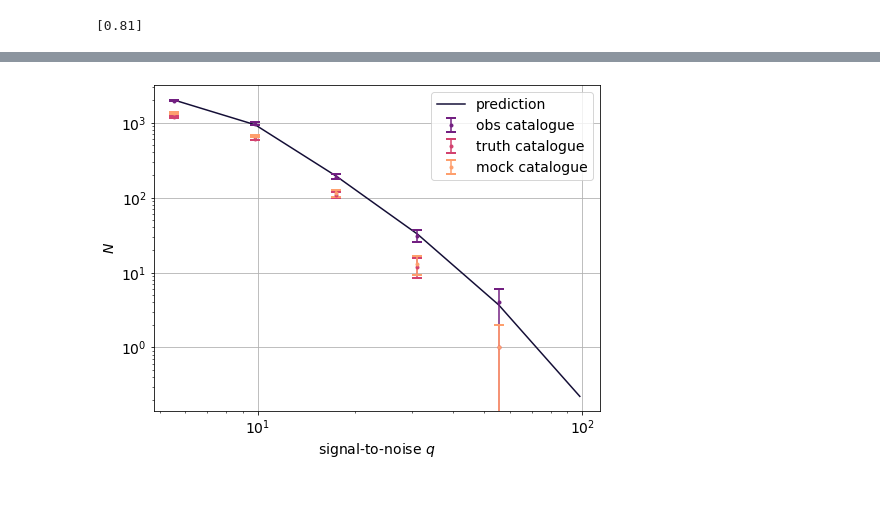
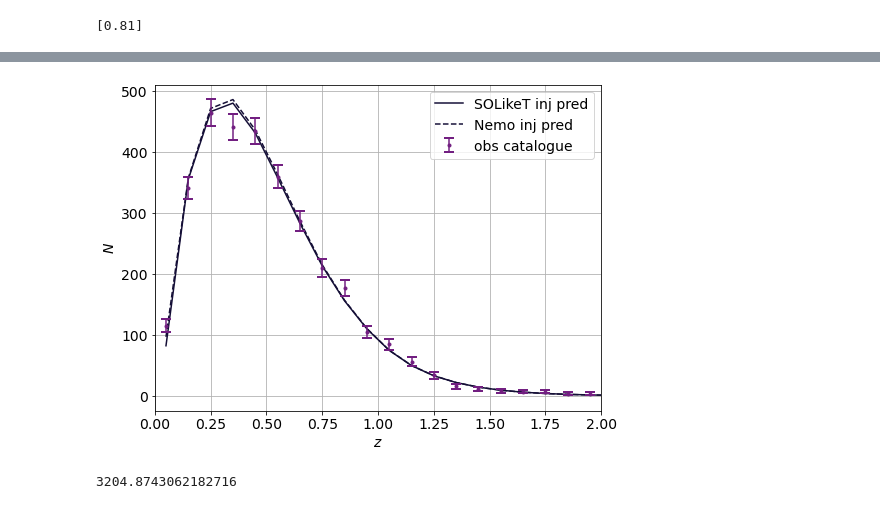
Before and after one commit to simonsobs/SOLikeT, a Jupyter notebook: soliket/clusters/notebooks/DR5-compare-SOLikeT-mocks-sim-kit_NemoCCL_A10tSZ_DR5White_ACT-DR5_tenToA0Tuned-Q_injection.ipynb, the cells around one changed output, grey strips where cells are left out. Saved outputs shown, nothing was run; the diff lists cells and outputs as text; code cells hidden in the pictures.

```diff
--- a/soliket/clusters/notebooks/DR5-compare-SOLikeT-mocks-sim-kit_NemoCCL_A10tSZ_DR5White_ACT-DR5_tenToA0Tuned-Q_injection.ipynb
+++ b/soliket/clusters/notebooks/DR5-compare-SOLikeT-mocks-sim-kit_NemoCCL_A10tSZ_DR5White_ACT-DR5_tenToA0Tuned-Q_injection.ipynb
@@ -237,9 +208,9 @@ dlogq = bin_params['q']['dlog10q']
 # TODO: I removed the bin where everything is larger than qmax - is this ok?
 qbins = 10**np.arange(logqmin, logqmax+dlogq, dlogq)
 # %%
-mockconfig = {
+mockconfig_pred = {
     'predSNRCut': 5,
-    'path2truthcat': '../../../../../data/sims/sim-kit_NemoCCL_A10tSZ_DR5White_ACT-DR5_tenToA0Tuned/NemoCCL_A10tSZ_DR5White_ACT-DR5_tenToA0Tuned_truthCatalog.fits',
+    'path2truthcat': '/Users/user/SOLikeT/soliket/clusters/data/advact/DR5CosmoSims/sim-kit_NemoCCL_A10tSZ_DR5White_ACT-DR5_tenToA0Tuned/NemoCCL_A10tSZ_DR5White_ACT-DR5_tenToA0Tuned_truthCatalog.fits',
     'path2noisemap': path2data+'selFn/stitched_RMSMap_Arnaud_M2e14_z0p4.fits',
     'path2selFn': path2data+'selFn',
     'path2Qfunc': path2data+'selFn/QFit.fits',
@@ -251,6 +222,6 @@ mockconfig = {
     'predAreaScale': 1.000,
     'makeMock': True,
     'selFnZStep': 0.01,
-    'method': 'fast',
-    'QSource': 'fit'
+    'method': 'injection',
+    'QSource': 'injection'
 }
@@ -291,21 +227,0 @@ color_list = plt.cm.magma(np.linspace(0.1,0.8,13))
-# %%
-plt.figure(figsize=(8,6))
-plt.plot(q, Nq, color=color_list[0], label='prediction')
-plt.errorbar(q, catNq, yerr=np.sqrt(catNq), color=color_list[4], fmt='o', ms=3, capsize=5, \
-             capthick=2, ls='none', label='obs catalogue')
-plt.errorbar(q, Nq_truth, yerr=np.sqrt(Nq_truth), color=color_list[8], fmt='o', ms=3, capsize=5, \
-             capthick=2, ls='none', label='truth catalogue')
-plt.errorbar(q, Nq_mock, yerr=np.sqrt(Nq_mock), color=color_list[12], fmt='o', ms=3, capsize=5, \
-             capthick=2, ls='none', label='mock catalogue')
-plt.xlabel('signal-to-noise $q$', fontsize=14)
-plt.ylabel('$N$', fontsize=14)
-plt.xscale('log')
-plt.yscale('log')
-# plt.title('WebSkyHalos A10tSZ cat comparison', fontsize=14)
-plt.xticks(fontsize=14)
-plt.yticks(fontsize=14)
-plt.legend(fontsize=14)
-plt.grid()
-plt.show()
-# %% [output]
-[figure, removed]
@@ -330,2 +228,26 @@ mockconfig_pred = {
 # %%
 predNz = nemo_mocks.get_nemo_pred(mockconfig_pred , zbins)
+# %%
+plt.figure(figsize=(8,6))
+plt.plot(z, Nz, color=color_list[0], label='SOLikeT inj pred')
+plt.plot(z, predNz, color=color_list[0], linestyle='--', label='Nemo inj pred')
+plt.errorbar(z, catNz, yerr=np.sqrt(catNz), color=color_list[4], fmt='o', ms=3, capsize=5, \
+             capthick=2, ls='none', label='obs catalogue')
+plt.xlabel('$z$', fontsize=14)
+plt.ylabel('$N$', fontsize=14)
+# plt.xscale('log')
+# plt.yscale('log')
+# plt.title('WebSkyHalos A10tSZ cat comparison', fontsize=14)
+plt.xlim(0, 2)
+plt.xticks(fontsize=14)
+plt.yticks(fontsize=14)
+plt.legend(fontsize=14)
+plt.grid()
+plt.show()
+# %% [output]
+[figure, added]
+# %%
+predNz.sum()
+#Nz.sum()
+# %% [output]
+3204.8743062182716
```
Also changed, not shown: parts of 26 cells of this notebook, 5 other files.
